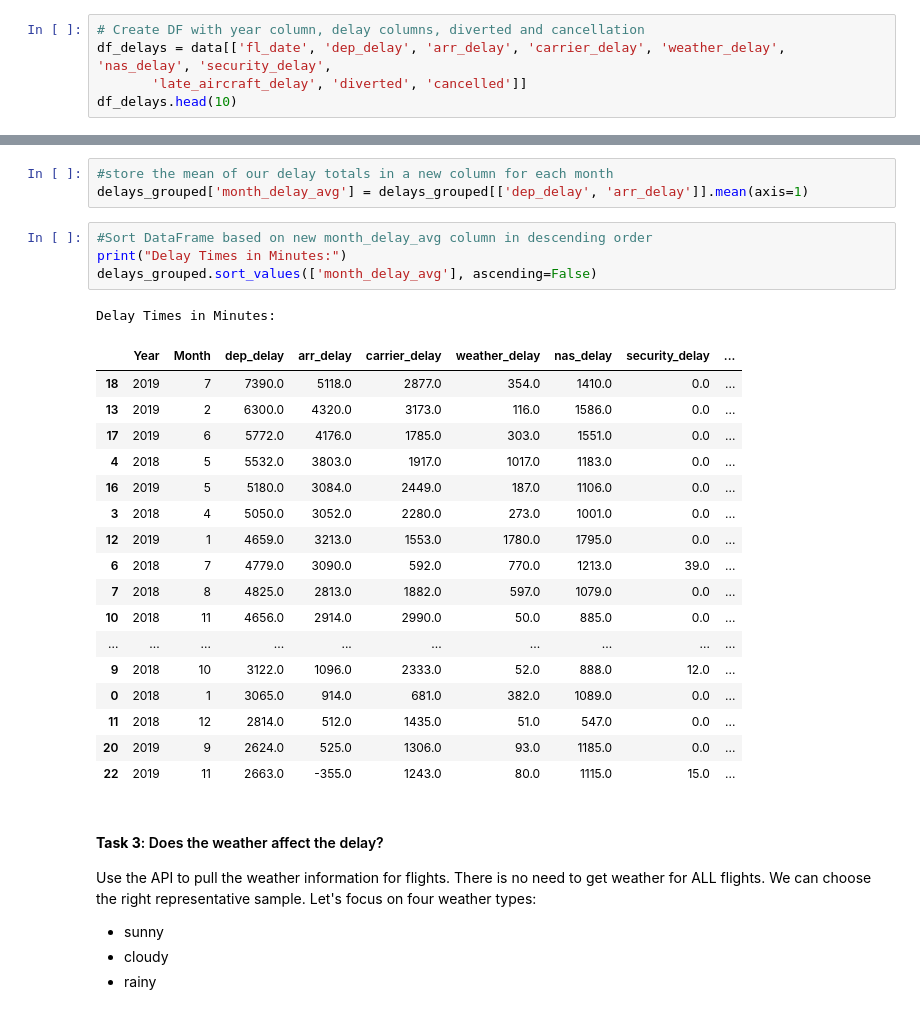
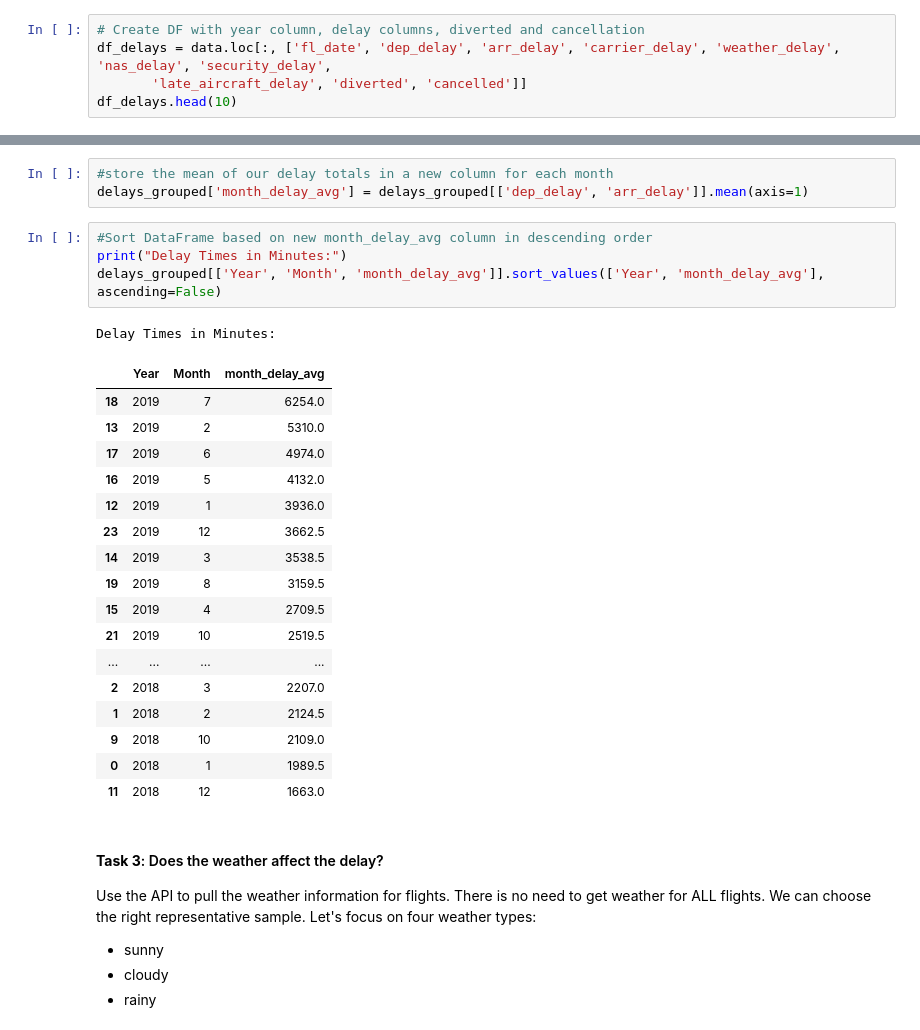
Before and after one commit to BRCanada/Flight-Delay-Prediction, a Jupyter notebook: Flight_Data_Exploration_BR.ipynb, the cells around one changed output, grey strips where cells are left out. Drawn from its saved outputs; the diff is of its cells as text.

Commit message:
_BR ipynb updated, data_pre updated

```diff
--- a/Flight_Data_Exploration_BR.ipynb
+++ b/Flight_Data_Exploration_BR.ipynb
@@ -92,7 +183,7 @@ Index(['fl_date', 'mkt_unique_carrier', 'branded_code_share', 'mkt_carrier',
 data['fl_date'] = pd.to_datetime(data['fl_date'])
 # %%
 # Create DF with year column, delay columns, diverted and cancellation
-df_delays = data[['fl_date', 'dep_delay', 'arr_delay', 'carrier_delay', 'weather_delay', 'nas_delay', 'security_delay',
+df_delays = data.loc[:, ['fl_date', 'dep_delay', 'arr_delay', 'carrier_delay', 'weather_delay', 'nas_delay', 'security_delay',
        'late_aircraft_delay', 'diverted', 'cancelled']]
 df_delays.head(10)
 # %% [output]
@@ -135,26 +226,26 @@ delays_grouped['month_delay_avg'] = delays_grouped[['dep_delay', 'arr_delay']].m
 # %%
 #Sort DataFrame based on new month_delay_avg column in descending order
 print("Delay Times in Minutes:")
-delays_grouped.sort_values(['month_delay_avg'], ascending=False)
+delays_grouped[['Year', 'Month', 'month_delay_avg']].sort_values(['Year', 'month_delay_avg'], ascending=False)
 # %% [output]
 Delay Times in Minutes:
-|  | Year | Month | dep_delay | arr_delay | carrier_delay | weather_delay | nas_delay | security_delay | ... |
-| 18 | 2019 | 7 | 7390.0 | 5118.0 | 2877.0 | 354.0 | 1410.0 | 0.0 | ... |
-| 13 | 2019 | 2 | 6300.0 | 4320.0 | 3173.0 | 116.0 | 1586.0 | 0.0 | ... |
-| 17 | 2019 | 6 | 5772.0 | 4176.0 | 1785.0 | 303.0 | 1551.0 | 0.0 | ... |
-| 4 | 2018 | 5 | 5532.0 | 3803.0 | 1917.0 | 1017.0 | 1183.0 | 0.0 | ... |
-| 16 | 2019 | 5 | 5180.0 | 3084.0 | 2449.0 | 187.0 | 1106.0 | 0.0 | ... |
-| 3 | 2018 | 4 | 5050.0 | 3052.0 | 2280.0 | 273.0 | 1001.0 | 0.0 | ... |
-| 12 | 2019 | 1 | 4659.0 | 3213.0 | 1553.0 | 1780.0 | 1795.0 | 0.0 | ... |
-| 6 | 2018 | 7 | 4779.0 | 3090.0 | 592.0 | 770.0 | 1213.0 | 39.0 | ... |
-| 7 | 2018 | 8 | 4825.0 | 2813.0 | 1882.0 | 597.0 | 1079.0 | 0.0 | ... |
-| 10 | 2018 | 11 | 4656.0 | 2914.0 | 2990.0 | 50.0 | 885.0 | 0.0 | ... |
-| ... | ... | ... | ... | ... | ... | ... | ... | ... | ... |
-| 9 | 2018 | 10 | 3122.0 | 1096.0 | 2333.0 | 52.0 | 888.0 | 12.0 | ... |
-| 0 | 2018 | 1 | 3065.0 | 914.0 | 681.0 | 382.0 | 1089.0 | 0.0 | ... |
-| 11 | 2018 | 12 | 2814.0 | 512.0 | 1435.0 | 51.0 | 547.0 | 0.0 | ... |
-| 20 | 2019 | 9 | 2624.0 | 525.0 | 1306.0 | 93.0 | 1185.0 | 0.0 | ... |
-| 22 | 2019 | 11 | 2663.0 | -355.0 | 1243.0 | 80.0 | 1115.0 | 15.0 | ... |
+|  | Year | Month | month_delay_avg |
+| 18 | 2019 | 7 | 6254.0 |
+| 13 | 2019 | 2 | 5310.0 |
+| 17 | 2019 | 6 | 4974.0 |
+| 16 | 2019 | 5 | 4132.0 |
+| 12 | 2019 | 1 | 3936.0 |
+| 23 | 2019 | 12 | 3662.5 |
+| 14 | 2019 | 3 | 3538.5 |
+| 19 | 2019 | 8 | 3159.5 |
+| 15 | 2019 | 4 | 2709.5 |
+| 21 | 2019 | 10 | 2519.5 |
+| ... | ... | ... | ... |
+| 2 | 2018 | 3 | 2207.0 |
+| 1 | 2018 | 2 | 2124.5 |
+| 9 | 2018 | 10 | 2109.0 |
+| 0 | 2018 | 1 | 1989.5 |
+| 11 | 2018 | 12 | 1663.0 |
 # %% [markdown]
 #### **Task 3**: Does the weather affect the delay?
 Use the API to pull the weather information for flights. There is no need to get weather for ALL flights. We can choose the right representative sample. Let's focus on four weather types:
```
Also changed, not shown: parts of 31 cells of this notebook, 1 other file.
